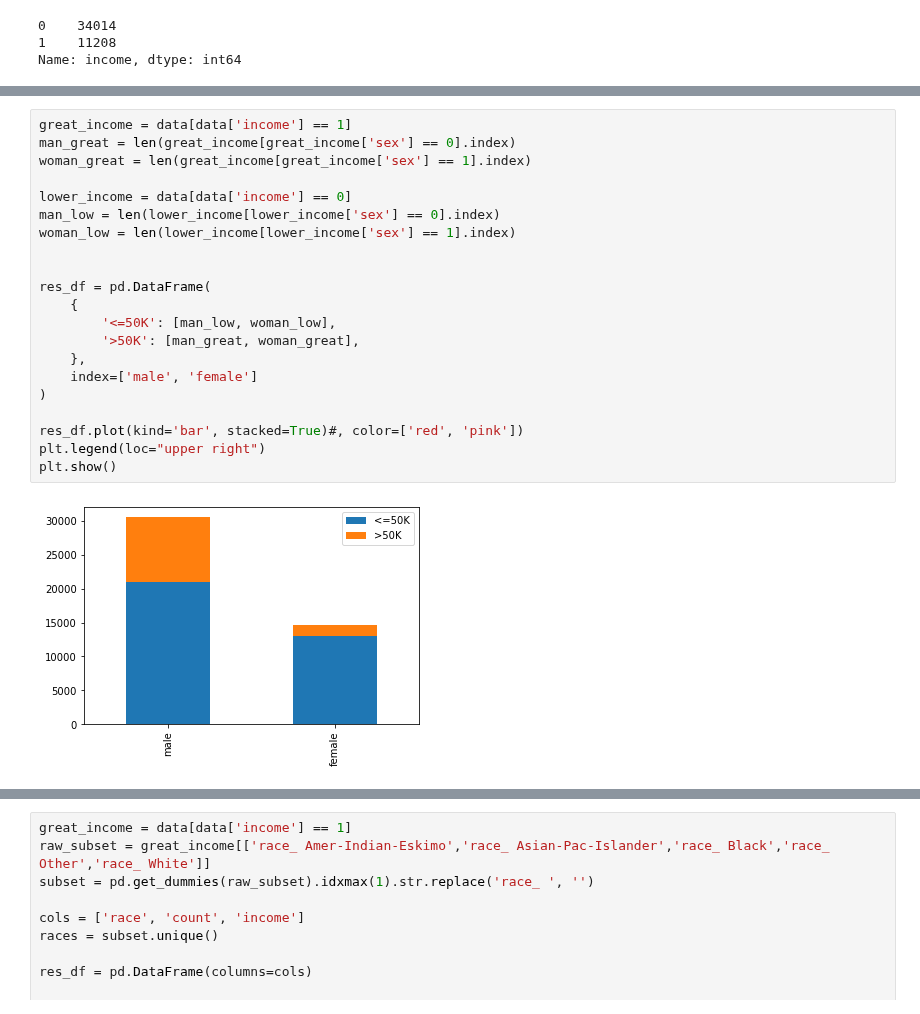
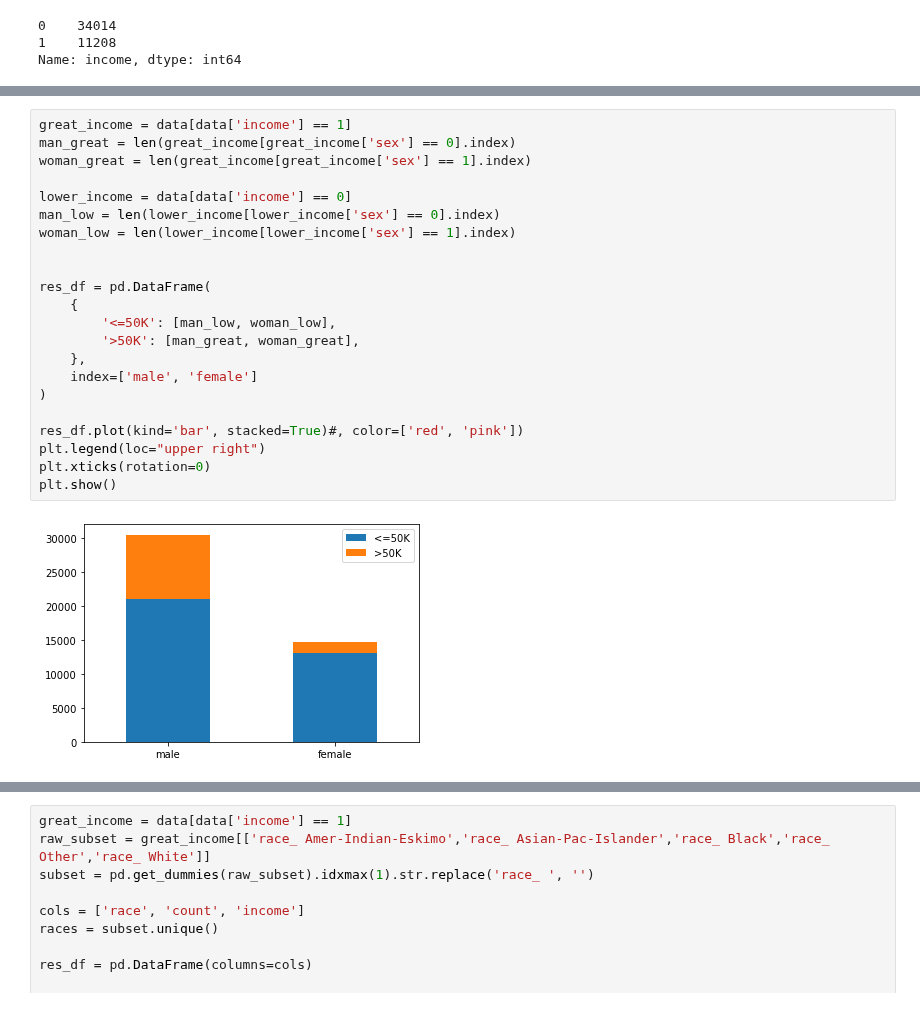
Before and after one commit to limafernando/falsb, a Jupyter notebook: benchmark/util/adult_viz.ipynb, the cells around one changed output, grey strips where cells are left out. Drawn from its saved outputs; the diff is of its cells as text.

Commit message:
Minor updates to visualizations

```diff
--- a/benchmark/util/adult_viz.ipynb
+++ b/benchmark/util/adult_viz.ipynb
@@ -93,26 +95,27 @@ plt.show()
 # %%
 great_income = data[data['income'] == 1]
 man_great = len(great_income[great_income['sex'] == 0].index)
 woman_great = len(great_income[great_income['sex'] == 1].index)
 
 lower_income = data[data['income'] == 0]
 man_low = len(lower_income[lower_income['sex'] == 0].index)
 woman_low = len(lower_income[lower_income['sex'] == 1].index)
 
 
 res_df = pd.DataFrame(
     {
         '<=50K': [man_low, woman_low],
         '>50K': [man_great, woman_great],
     },
     index=['male', 'female']
 )
 
 res_df.plot(kind='bar', stacked=True)#, color=['red', 'pink'])
 plt.legend(loc="upper right")
+plt.xticks(rotation=0)
 plt.show()
 # %% [output]
-[figure, old version]
+[figure, new version]
 # %%
 raw_subset = data[['race_ Amer-Indian-Eskimo','race_ Asian-Pac-Islander','race_ Black','race_ Other','race_ White']]
 subset = pd.get_dummies(raw_subset).idxmax(1).str.replace('race_ ', '')
```
Also changed, not shown: parts of 3 cells of this notebook, 2 other files.
